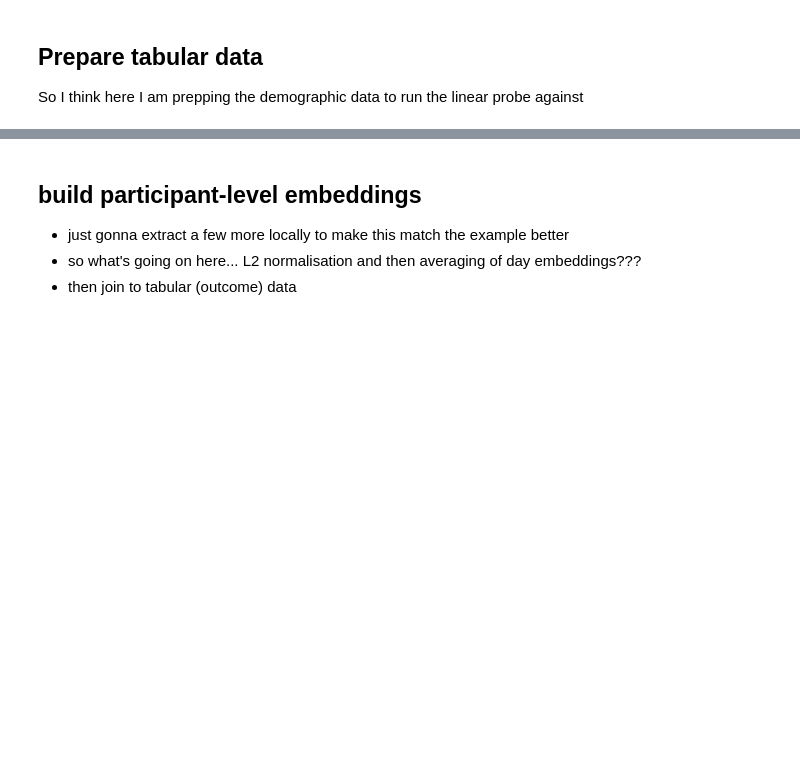
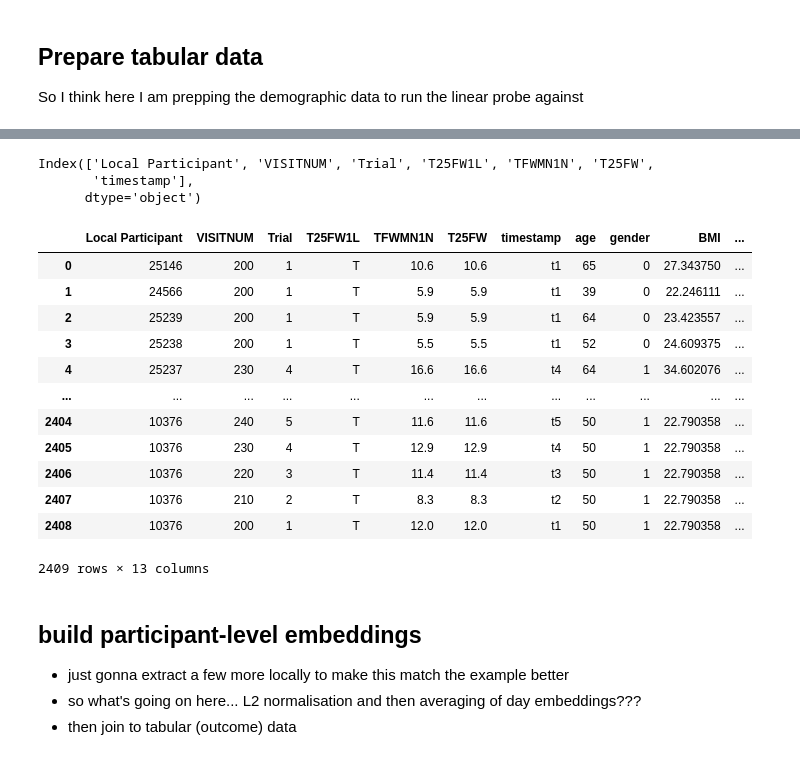
Before and after one commit to lucyshef/Sensori, a Jupyter notebook: experiments/261016-baselining-linear-probe-lower-back.ipynb, the cells around one changed output, grey strips where cells are left out. Cells and saved outputs as stored; diff of their text form; code cells hidden in the pictures; blank space fills up the shorter version.

```diff
--- a/experiments/261016-baselining-linear-probe-lower-back.ipynb
+++ b/experiments/261016-baselining-linear-probe-lower-back.ipynb
@@ -96,3 +104,41 @@ tabular
+# %%
+print(tfw_df.columns)
+
+## merge tables
+
+tabular = tfw_df.merge(
+    tabular_demo,
+    left_on="Local Participant",
+    right_on="Local Participant",
+    how="inner",
+)
+
+# encode binary categories
+# Binary mapping
+tabular['gender'] = tabular['gender'].map({'Male': 1, 'Female': 0})
+
+
+# Boolean values directly convert to 1/0 with astype
+tabular['smoker'] = tabular['smoker'].map({'T': 1, 'F': 0})
+
+tabular
+# %% [output]
+Index(['Local Participant', 'VISITNUM', 'Trial', 'T25FW1L', 'TFWMN1N', 'T25FW',
+       'timestamp'],
+      dtype='object')
+|  | Local Participant | VISITNUM | Trial | T25FW1L | TFWMN1N | T25FW | timestamp | age | gender | BMI | ... |
+| 0 | 25146 | 200 | 1 | T | 10.6 | 10.6 | t1 | 65 | 0 | 27.343750 | ... |
+| 1 | 24566 | 200 | 1 | T | 5.9 | 5.9 | t1 | 39 | 0 | 22.246111 | ... |
+| 2 | 25239 | 200 | 1 | T | 5.9 | 5.9 | t1 | 64 | 0 | 23.423557 | ... |
+| 3 | 25238 | 200 | 1 | T | 5.5 | 5.5 | t1 | 52 | 0 | 24.609375 | ... |
+| 4 | 25237 | 230 | 4 | T | 16.6 | 16.6 | t4 | 64 | 1 | 34.602076 | ... |
+| ... | ... | ... | ... | ... | ... | ... | ... | ... | ... | ... | ... |
+| 2404 | 10376 | 240 | 5 | T | 11.6 | 11.6 | t5 | 50 | 1 | 22.790358 | ... |
+| 2405 | 10376 | 230 | 4 | T | 12.9 | 12.9 | t4 | 50 | 1 | 22.790358 | ... |
+| 2406 | 10376 | 220 | 3 | T | 11.4 | 11.4 | t3 | 50 | 1 | 22.790358 | ... |
+| 2407 | 10376 | 210 | 2 | T | 8.3 | 8.3 | t2 | 50 | 1 | 22.790358 | ... |
+| 2408 | 10376 | 200 | 1 | T | 12.0 | 12.0 | t1 | 50 | 1 | 22.790358 | ... |
+2409 rows × 13 columns
 # %% [markdown]
 ## build participant-level embeddings
 - just gonna extract a few more locally to make this match the example better
```
Also changed, not shown: parts of 18 cells of this notebook, 1 other file.
